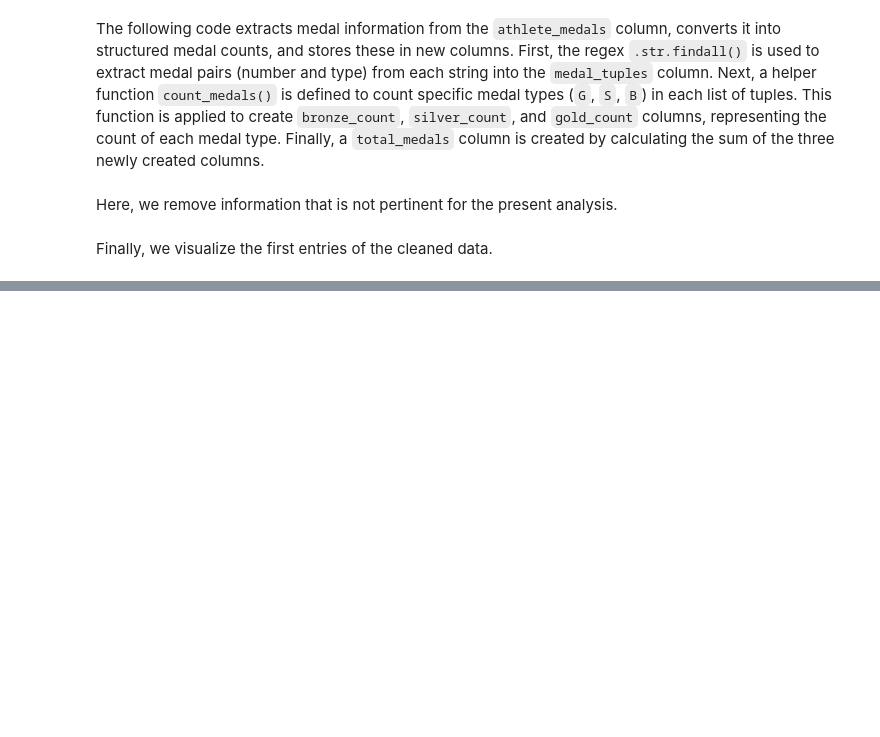
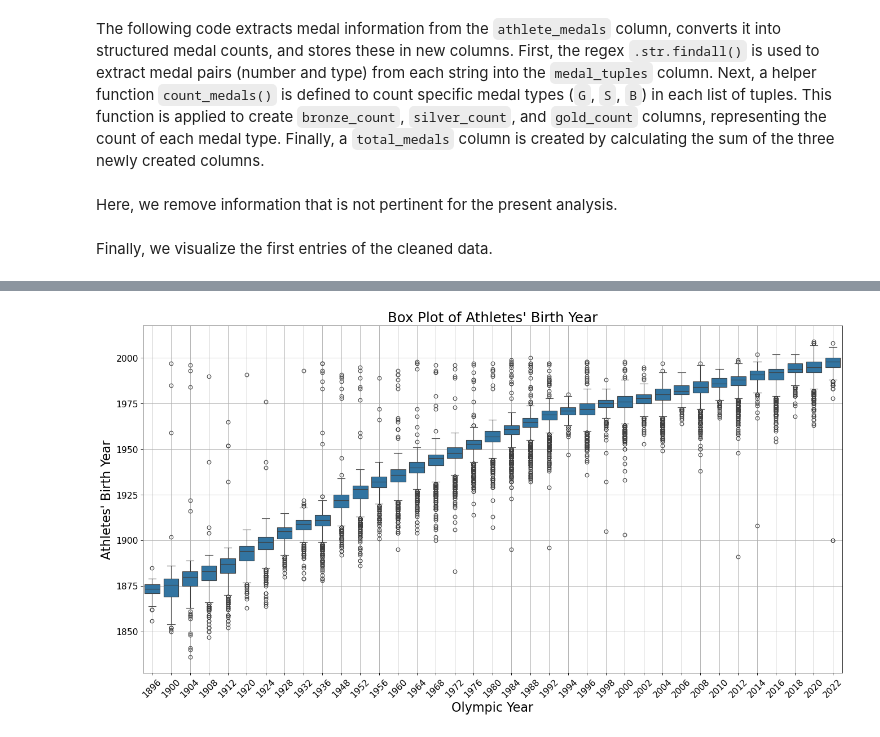
Before and after one commit to willfliaw/CSC_51052_EP, a Jupyter notebook: Project/main/Preliminary data analysis.ipynb, the cells around one changed output, grey strips where cells are left out. Saved outputs shown, nothing was run; the diff lists cells and outputs as text; code cells hidden in the pictures; blank space fills up the shorter version.

```diff
--- a/Project/main/Preliminary data analysis.ipynb
+++ b/Project/main/Preliminary data analysis.ipynb
@@ -205,0 +210,23 @@ athletesData.head(10)
+# %%
+# Draw Plot
+plt.figure(figsize=(20, 10), dpi=80)
+
+sns.boxplot(
+    x="first_game_year",
+    y="athlete_year_birth",
+    data=athletesData,
+)
+
+# Decoration
+plt.title("Box Plot of Athletes' Birth Year", fontsize=22)
+plt.xlabel("Olympic Year", fontsize=20)
+plt.xticks(
+    rotation=45,
+    fontsize=14,
+)
+plt.yticks(fontsize=14)
+plt.ylabel("Athletes' Birth Year", fontsize=20)
+plt.grid()
+plt.show()
+# %% [output]
+[figure, added]
```
Also changed, not shown: parts of 5 cells of this notebook.
